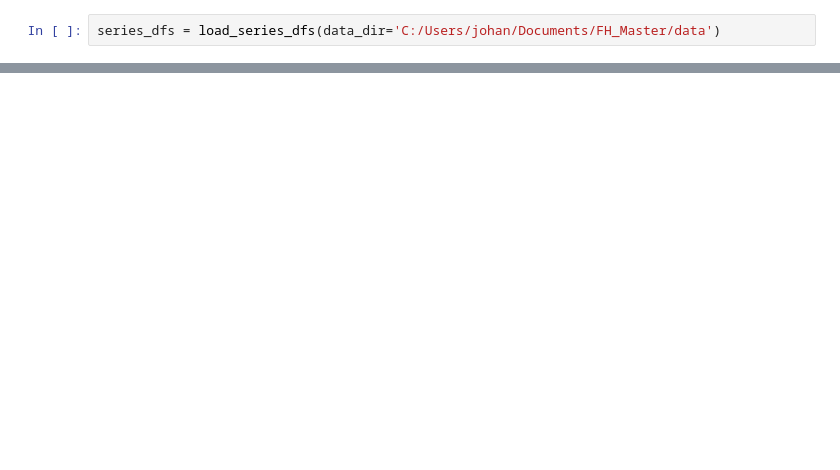
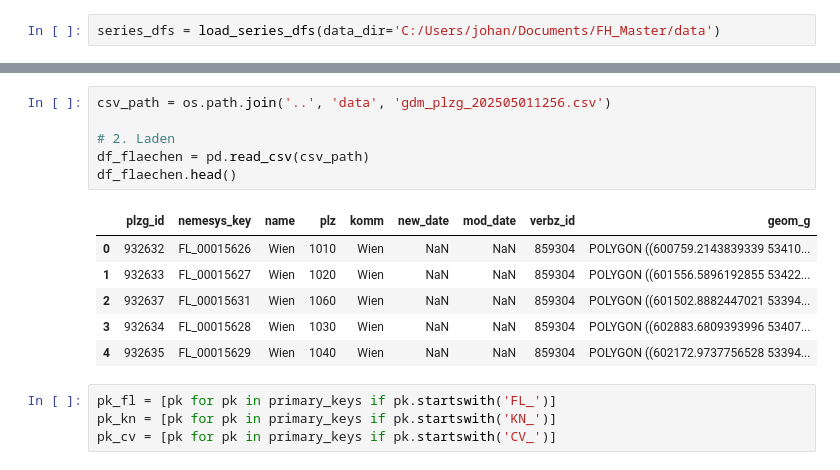
Before and after one commit to johannesgl4d0s/ersatzwerte_project, a Jupyter notebook: notebooks/02_data_wrangling_temp.ipynb, the cells around one changed output, grey strips where cells are left out. Drawn from its saved outputs; the diff is of its cells as text; blank space fills up the shorter version.

```diff
--- a/notebooks/02_data_wrangling_temp.ipynb
+++ b/notebooks/02_data_wrangling_temp.ipynb
@@ -24,0 +100,17 @@ series_dfs
+# %%
+csv_path = os.path.join('..', 'data', 'gdm_plzg_202505011256.csv')
+
+# 2. Laden
+df_flaechen = pd.read_csv(csv_path)
+df_flaechen.head()
+# %% [output]
+|  | plzg_id | nemesys_key | name | plz | komm | new_date | mod_date | verbz_id | geom_g |
+| 0 | 932632 | FL_00015626 | Wien | 1010 | Wien | NaN | NaN | 859304 | POLYGON ((600759.2143839339 53410... |
+| 1 | 932633 | FL_00015627 | Wien | 1020 | Wien | NaN | NaN | 859304 | POLYGON ((601556.5896192855 53422... |
+| 2 | 932637 | FL_00015631 | Wien | 1060 | Wien | NaN | NaN | 859304 | POLYGON ((601502.8882447021 53394... |
+| 3 | 932634 | FL_00015628 | Wien | 1030 | Wien | NaN | NaN | 859304 | POLYGON ((602883.6809393996 53407... |
+| 4 | 932635 | FL_00015629 | Wien | 1040 | Wien | NaN | NaN | 859304 | POLYGON ((602172.9737756528 53394... |
+# %%
+pk_fl = [pk for pk in primary_keys if pk.startswith('FL_')]
+pk_kn = [pk for pk in primary_keys if pk.startswith('KN_')]
+pk_cv = [pk for pk in primary_keys if pk.startswith('CV_')]
```
Also changed, not shown: parts of 12 cells of this notebook.
